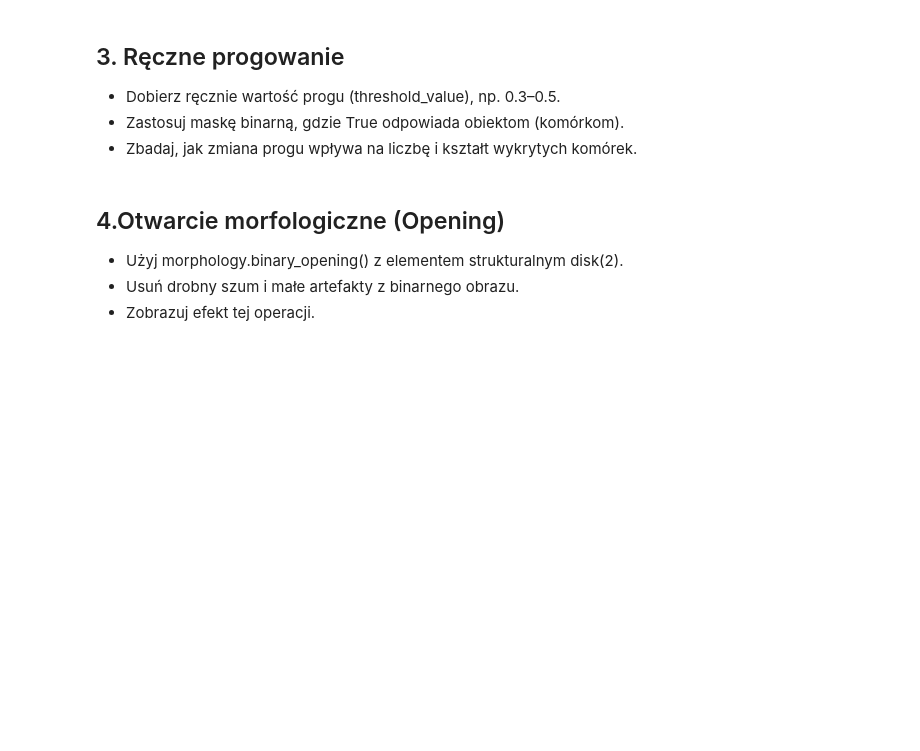
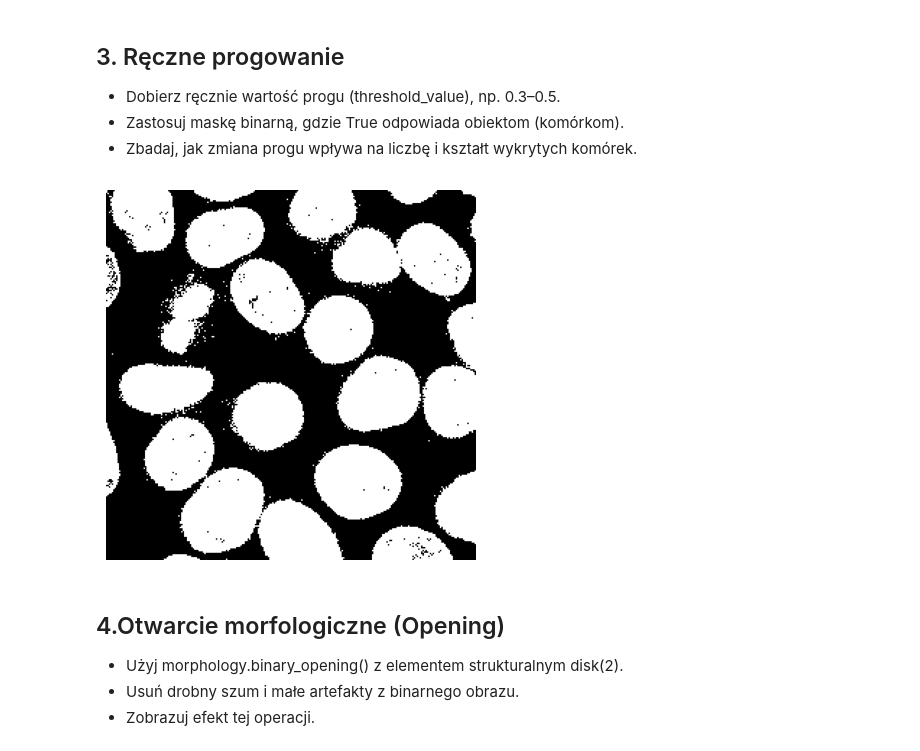
Before and after one commit to AdrianGlanowski/Przetwarzanie_i_analiza_obrazow, a Jupyter notebook: lab2/Lab_2_Morfologia_matematyczna_zadania.ipynb, the cells around one changed output. Drawn from its saved outputs; the diff is of its cells as text; code cells hidden in the pictures; blank space fills up the shorter version.

```diff
--- a/lab2/Lab_2_Morfologia_matematyczna_zadania.ipynb
+++ b/lab2/Lab_2_Morfologia_matematyczna_zadania.ipynb
@@ -16,0 +20,6 @@ from scipy.ndimage import distance_transform_edt  # Transformata odległościowa
+# %%
+def show_image(image, title=None):
+    plt.imshow(image, "gray")
+    plt.title(title)
+    plt.axis("off")
+    plt.show()
@@ -437,6 +475,12 @@ Użyj funkcji exposure.equalize_hist() w celu wyrównania histogramu jasności.
 * Dobierz ręcznie wartość progu (threshold_value), np. 0.3–0.5.
 * Zastosuj maskę binarną, gdzie True odpowiada obiektom (komórkom).
 * Zbadaj, jak zmiana progu wpływa na liczbę i kształt wykrytych komórek.
+# %%
+binary_cells = np.where(equalized>0.5, 1, 0)
+
+show_image(binary_cells)
+# %% [output]
+[figure, added]
 # %% [markdown]
 ## 4.Otwarcie morfologiczne (Opening)
 
```
Also changed, not shown: parts of 25 cells of this notebook, 2 other files.
